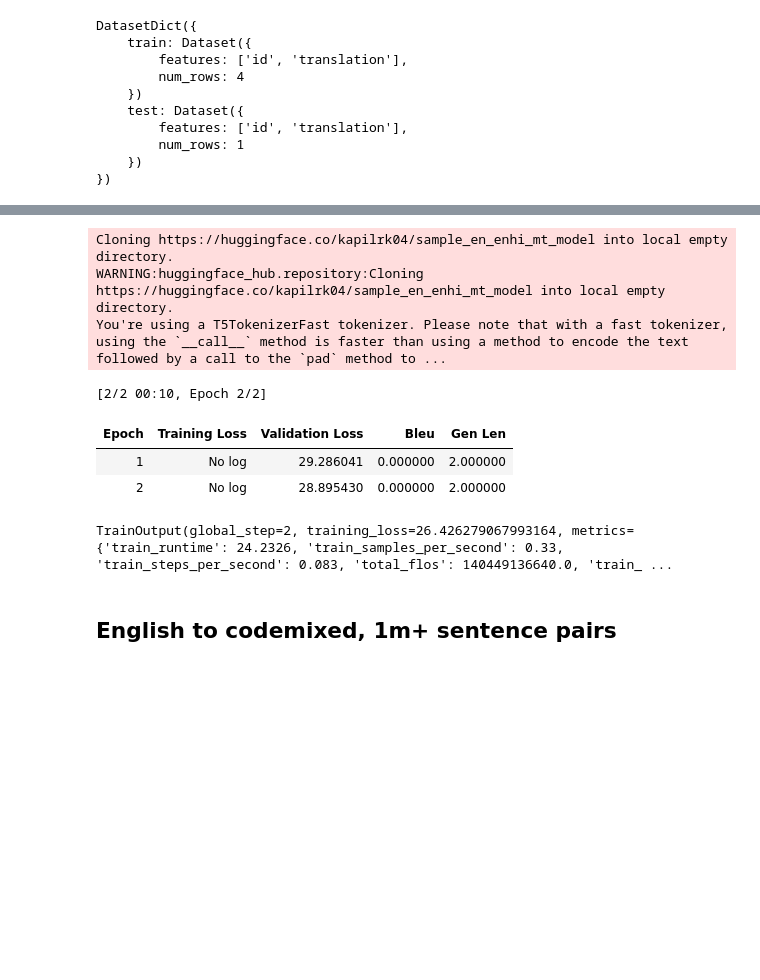
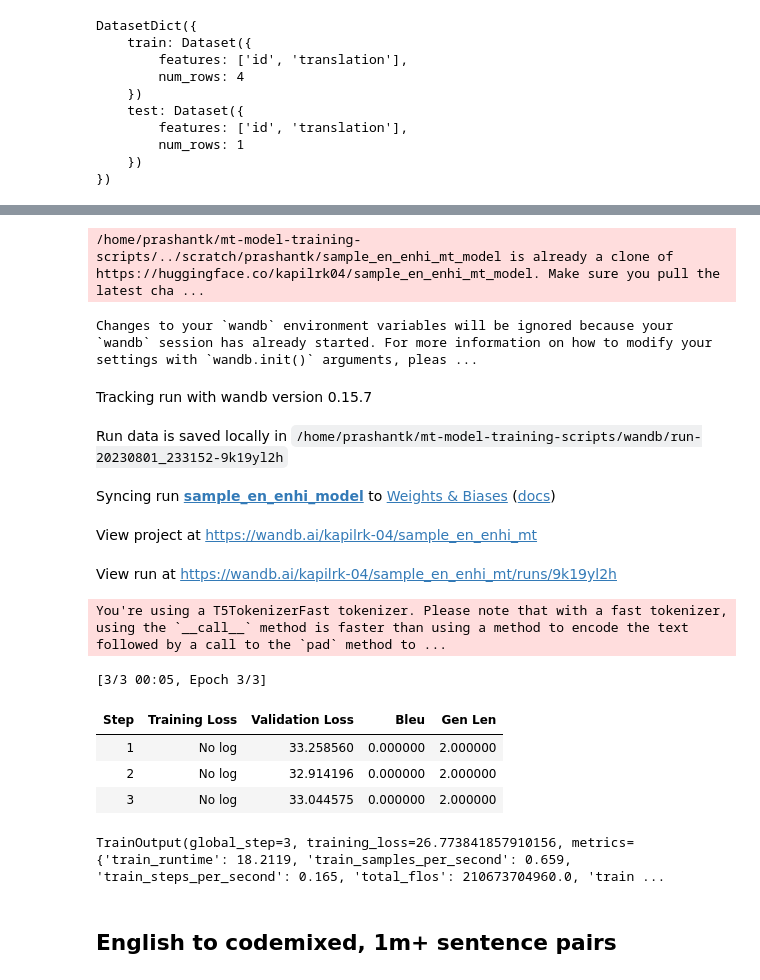
Before and after one commit to kapilrk-04/CodeMixToolkit, a Jupyter notebook: mt-model-training-scripts/mt_train_model.ipynb, the cells around one changed output, grey strips where cells are left out. Saved outputs shown, nothing was run; the diff lists cells and outputs as text; code cells hidden in the pictures; blank space fills up the shorter version.

Commit message:
Adding test scripts

```diff
--- a/mt-model-training-scripts/mt_train_model.ipynb
+++ b/mt-model-training-scripts/mt_train_model.ipynb
@@ -179,37 +200,45 @@ tkdataset["train"][:5]
 # %%
 training_args = Seq2SeqTrainingArguments(
-    output_dir="sample_en_enhi_mt_model",
-    evaluation_strategy="epoch",
+    output_dir="../scratch/prashantk/sample_en_enhi_mt_model",
+    evaluation_strategy="steps",
     learning_rate=2e-5,
     per_device_train_batch_size=16,
     per_device_eval_batch_size=16,
     weight_decay=0.01,
     save_total_limit=3,
-    num_train_epochs=2,
+    eval_steps = 1,
     predict_with_generate=True,
     fp16=False,
     push_to_hub=True,
+    report_to="wandb",
+    run_name="sample_en_enhi_model"
 )
 
 trainer = Seq2SeqTrainer(
     model=model,
     args=training_args,
     train_dataset=tkdataset["train"],
     eval_dataset=tkdataset["test"],
     tokenizer=tokenizer,
     data_collator=data_collator,
     compute_metrics=compute_metrics,
 )
 
 trainer.train()
 # %% [output]
-Cloning https://huggingface.co/kapilrk04/sample_en_enhi_mt_model into local empty directory.
-WARNING:huggingface_hub.repository:Cloning https://huggingface.co/kapilrk04/sample_en_enhi_mt_model into local empty directory.
-You're using a T5TokenizerFast tokenizer. Please note that with a fast tokenizer, using the `__call__` method is faster than using a method to encode the text followed by a call to the `pad` method to ...
+/home/prashantk/mt-model-training-scripts/../scratch/prashantk/sample_en_enhi_mt_model is already a clone of https://huggingface.co/kapilrk04/sample_en_enhi_mt_model. Make sure you pull the latest cha ...
-[2/2 00:10, Epoch 2/2]
+Changes to your `wandb` environment variables will be ignored because your `wandb` session has already started. For more information on how to modify your settings with `wandb.init()` arguments, pleas ...
+Tracking run with wandb version 0.15.7
+Run data is saved locally in /home/prashantk/mt-model-training-scripts/wandb/run-20230801_233152-9k19yl2h
+Syncing run sample_en_enhi_model to Weights & Biases (docs)
+View project at https://wandb.ai/kapilrk-04/sample_en_enhi_mt
+View run at https://wandb.ai/kapilrk-04/sample_en_enhi_mt/runs/9k19yl2h
+You're using a T5TokenizerFast tokenizer. Please note that with a fast tokenizer, using the `__call__` method is faster than using a method to encode the text followed by a call to the `pad` method to ...
+[3/3 00:05, Epoch 3/3]
-| Epoch | Training Loss | Validation Loss | Bleu | Gen Len |
-| 1 | No log | 29.286041 | 0.000000 | 2.000000 |
-| 2 | No log | 28.895430 | 0.000000 | 2.000000 |
+| Step | Training Loss | Validation Loss | Bleu | Gen Len |
+| 1 | No log | 33.258560 | 0.000000 | 2.000000 |
+| 2 | No log | 32.914196 | 0.000000 | 2.000000 |
+| 3 | No log | 33.044575 | 0.000000 | 2.000000 |
-TrainOutput(global_step=2, training_loss=26.426279067993164, metrics={'train_runtime': 24.2326, 'train_samples_per_second': 0.33, 'train_steps_per_second': 0.083, 'total_flos': 140449136640.0, 'train_ ...
+TrainOutput(global_step=3, training_loss=26.773841857910156, metrics={'train_runtime': 18.2119, 'train_samples_per_second': 0.659, 'train_steps_per_second': 0.165, 'total_flos': 210673704960.0, 'train ...
 # %% [markdown]
 ## English to codemixed, 1m+ sentence pairs
```
Also changed, not shown: parts of 22 cells of this notebook, 14 other files.
